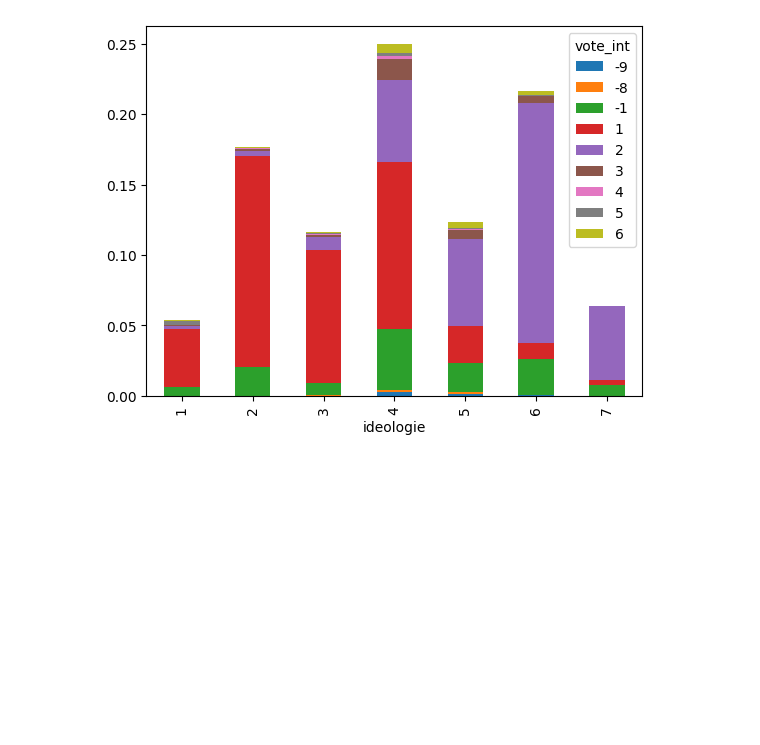
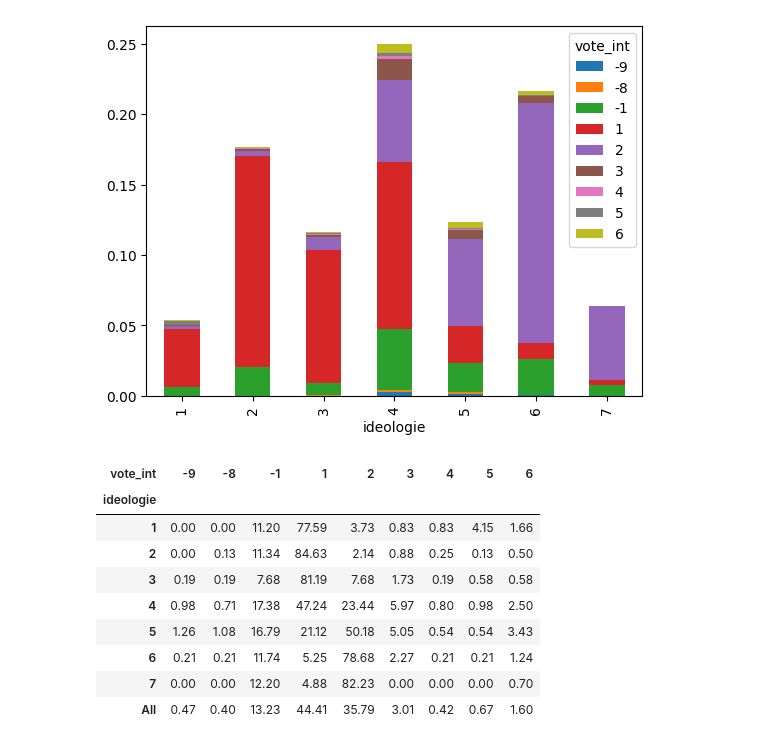
Before and after one commit to SciencesPoBordeaux/data-viz, a Jupyter notebook: notebooks/04-exploration-donnees-lignes.ipynb, the cells around one changed output. Saved outputs shown, nothing was run; the diff lists cells and outputs as text; code cells hidden in the pictures; blank space fills up the shorter version.

```diff
--- a/notebooks/04-exploration-donnees-lignes.ipynb
+++ b/notebooks/04-exploration-donnees-lignes.ipynb
@@ -320,3 +321,18 @@ pd.crosstab(df["ideologie"], df["vote_int"], normalize=True).plot(
 # %% [output]
 <Axes: xlabel='ideologie'>
 [figure]
+# %%
+# Exemple d'un tableau croisé pourcentages en ligne
+tab = pd.crosstab(df["ideologie"], df["vote_int"], normalize="index", margins=True)
+(tab * 100).round(2)
+# %% [output]
+| vote_int | -9 | -8 | -1 | 1 | 2 | 3 | 4 | 5 | 6 |
+| ideologie |  |  |  |  |  |  |  |  |  |
+| 1 | 0.00 | 0.00 | 11.20 | 77.59 | 3.73 | 0.83 | 0.83 | 4.15 | 1.66 |
+| 2 | 0.00 | 0.13 | 11.34 | 84.63 | 2.14 | 0.88 | 0.25 | 0.13 | 0.50 |
+| 3 | 0.19 | 0.19 | 7.68 | 81.19 | 7.68 | 1.73 | 0.19 | 0.58 | 0.58 |
+| 4 | 0.98 | 0.71 | 17.38 | 47.24 | 23.44 | 5.97 | 0.80 | 0.98 | 2.50 |
+| 5 | 1.26 | 1.08 | 16.79 | 21.12 | 50.18 | 5.05 | 0.54 | 0.54 | 3.43 |
+| 6 | 0.21 | 0.21 | 11.74 | 5.25 | 78.68 | 2.27 | 0.21 | 0.21 | 1.24 |
+| 7 | 0.00 | 0.00 | 12.20 | 4.88 | 82.23 | 0.00 | 0.00 | 0.00 | 0.70 |
+| All | 0.47 | 0.40 | 13.23 | 44.41 | 35.79 | 3.01 | 0.42 | 0.67 | 1.60 |
```
Also changed, not shown: parts of 6 cells of this notebook.
